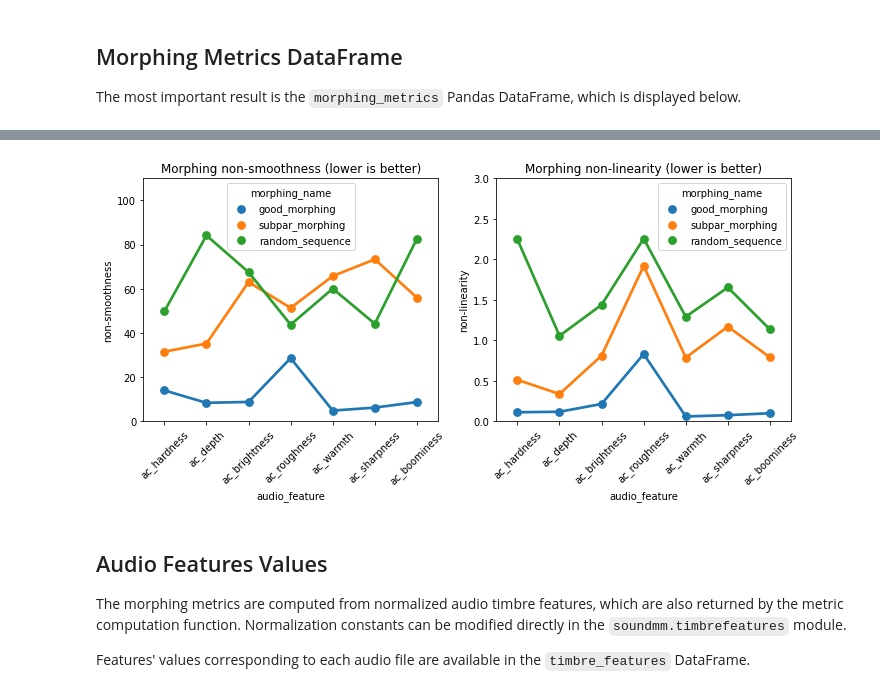
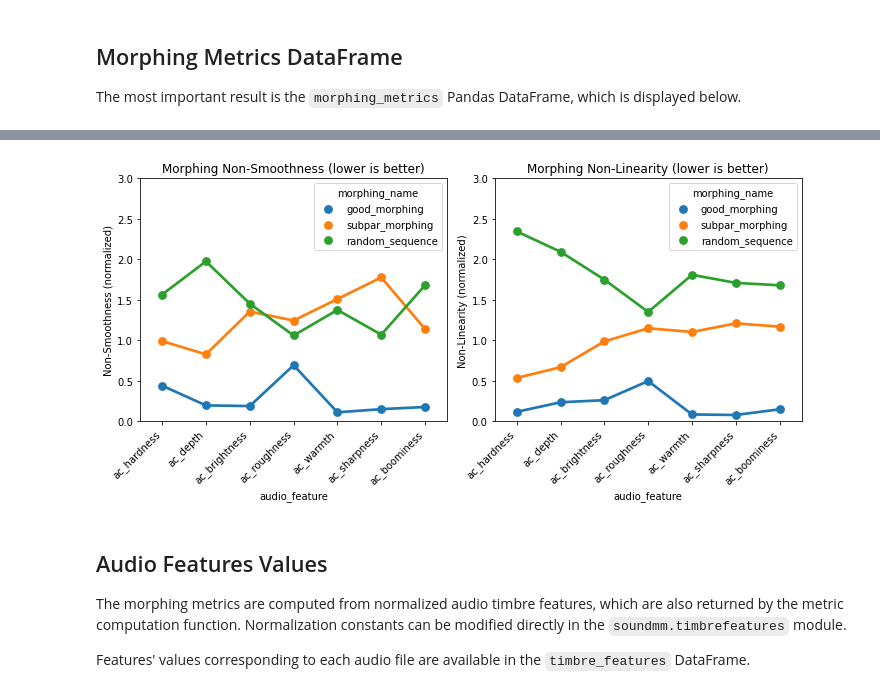
Before and after one commit to gwendal-lv/sound-morphing-metrics, a Jupyter notebook: examples/soundmm_demo.ipynb, the cells around one changed output, grey strips where cells are left out. Drawn from its saved outputs; the diff is of its cells as text; code cells hidden in the pictures.

Commit message:
1-mean metrics normalization

```diff
--- a/examples/soundmm_demo.ipynb
+++ b/examples/soundmm_demo.ipynb
@@ -111,6 +111,7 @@ from src import soundmm
 
 morphing_metrics, timbre_features = soundmm.metrics.compute_metrics(
     morphing_directories,
+    normalize=True,
     verbose=True
 )
 # %% [output]
@@ -136,23 +137,24 @@ morphing_metrics
 # %%
 import pandas as pd
 import seaborn as sns
 
 morphing_metrics_long_form = pd.melt(
     morphing_metrics, id_vars=['morphing_name', 'metric'], value_vars=audio_features_names, var_name='audio_feature'
 )
 fig, axes = plt.subplots(1, 2, figsize=(10, 5))
 for i, (ax, metric_name) in enumerate(zip(axes, ['nonsmoothness', 'nonlinearity'])):
     sns.pointplot(
         data=morphing_metrics_long_form[morphing_metrics_long_form.metric == metric_name],
         x='audio_feature', y='value', hue='morphing_name', ax=ax,
     )
-    metric_name = metric_name.replace('non', 'non-')
-    ax.set(title=f'Morphing {metric_name} (lower is better)', ylabel=metric_name)
-    ax.set_ylim([0.0, (110 if i == 0 else 3.0)])
-    ax.tick_params(axis='x', rotation=45)
+    metric_name = metric_name.replace('non', 'non-').title()
+    ax.set(title=f'Morphing {metric_name} (lower is better)', ylabel=(metric_name + " (normalized)"))
+    ax.set_ylim([0.0, 3.0])
+    ax.set_xticks(ax.get_xticks(), ax.get_xticklabels(), rotation=45, ha='right')
+    #plt.xticks(rotation=45, ha='right')
 fig.tight_layout()
 # %% [output]
-[figure, old version]
+[figure, new version]
 # %% [markdown]
 ## Audio Features Values
 
```
Also changed, not shown: parts of 6 cells of this notebook, 5 other files.
